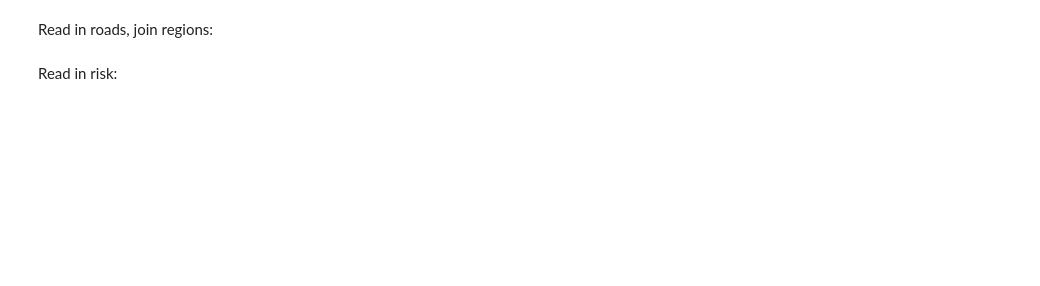
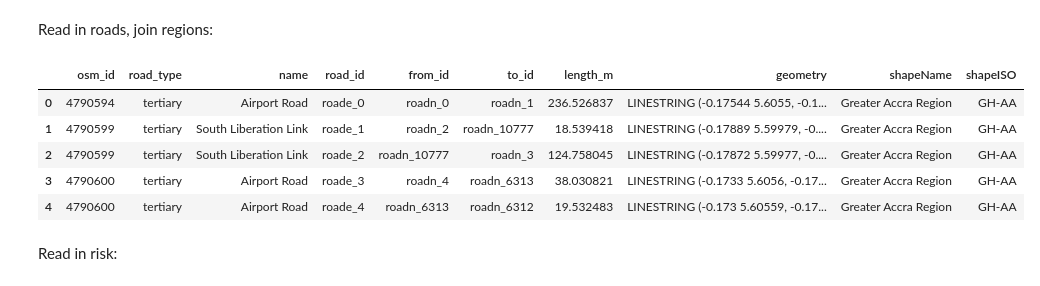
Before and after one commit to nismod/snail, a Jupyter notebook: docs/source/tutorials/04-evaluate-adaptation-options.ipynb, the cells around one changed output. Drawn from its saved outputs; the diff is of its cells as text; code cells hidden in the pictures; blank space fills up the shorter version.

Commit message:
Add aggregate tutorial, commit outputs

```diff
--- a/docs/source/tutorials/04-evaluate-adaptation-options.ipynb
+++ b/docs/source/tutorials/04-evaluate-adaptation-options.ipynb
@@ -32,7 +27,7 @@ Change this to point to your data folder as in the previous tutorial:
 dir = (
     Path(os.getcwd()).resolve().parents[3]
 )  # get parent directory of snail package
-data_folder = os.path.join(dir, "ghana_tutorial")
+data_folder = dir / "ghana_tutorial"
 # data_folder = Path("YOUR_PATH/ghana_tutorial")
 # %% [markdown]
 ### 1. Load risk results
@@ -40,7 +35,7 @@ data_folder = os.path.join(dir, "ghana_tutorial")
 Read in regions:
 # %%
 regions = gpd.read_file(
-    data_folder + "/geoBoundaries-GHA-ADM1-all" + "/geoBoundaries-GHA-ADM1.shp"
+    data_folder / "geoBoundaries-GHA-ADM1-all" / "geoBoundaries-GHA-ADM1.shp"
 )[["shapeName", "shapeISO", "geometry"]]
 # %%
 f, ax = plt.subplots(1, 1)
@@ -56,10 +54,17 @@ ax.set_ylabel("Latitude [deg]")
 Read in roads, join regions:
 # %%
 roads = gpd.read_file(
-    data_folder + "/GHA_OSM_roads.gpkg", layer="edges"
+    data_folder / "GHA_OSM_roads.gpkg", layer="edges"
 ).rename(columns={"id": "road_id"})
 roads = gpd.sjoin(roads, regions).drop(columns="index_right")
 roads.head()
+# %% [output]
+|  | osm_id | road_type | name | road_id | from_id | to_id | length_m | geometry | shapeName | shapeISO |
+| 0 | 4790594 | tertiary | Airport Road | roade_0 | roadn_0 | roadn_1 | 236.526837 | LINESTRING (-0.17544 5.6055, -0.1... | Greater Accra Region | GH-AA |
+| 1 | 4790599 | tertiary | South Liberation Link | roade_1 | roadn_2 | roadn_10777 | 18.539418 | LINESTRING (-0.17889 5.59979, -0.... | Greater Accra Region | GH-AA |
+| 2 | 4790599 | tertiary | South Liberation Link | roade_2 | roadn_10777 | roadn_3 | 124.758045 | LINESTRING (-0.17872 5.59977, -0.... | Greater Accra Region | GH-AA |
+| 3 | 4790600 | tertiary | Airport Road | roade_3 | roadn_4 | roadn_6313 | 38.030821 | LINESTRING (-0.1733 5.6056, -0.17... | Greater Accra Region | GH-AA |
+| 4 | 4790600 | tertiary | Airport Road | roade_4 | roadn_6313 | roadn_6312 | 19.532483 | LINESTRING (-0.173 5.60559, -0.17... | Greater Accra Region | GH-AA |
 # %% [markdown]
 Read in risk:
 # %%
```
Also changed, not shown: parts of 14 cells of this notebook, 4 other files.
